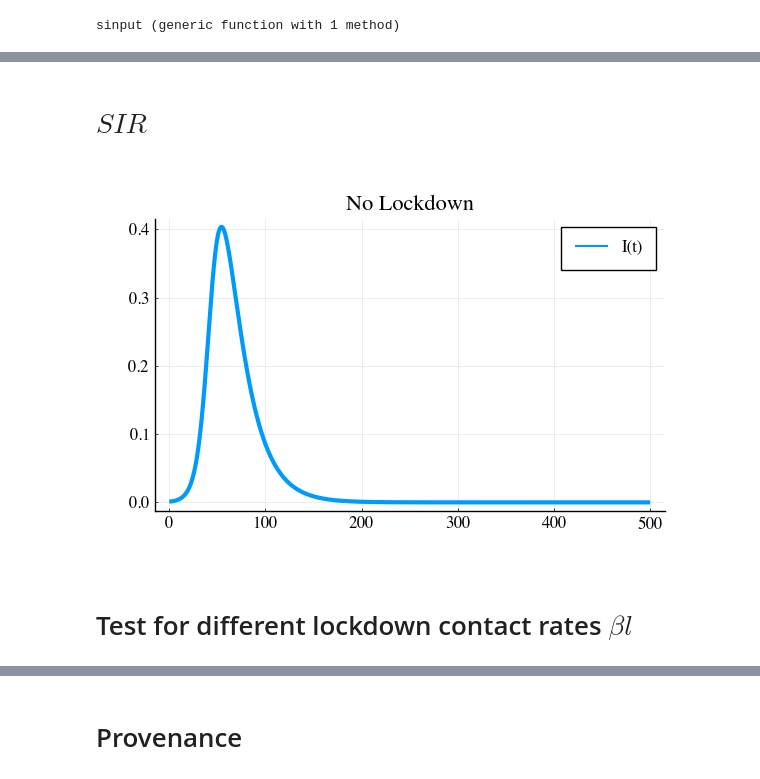
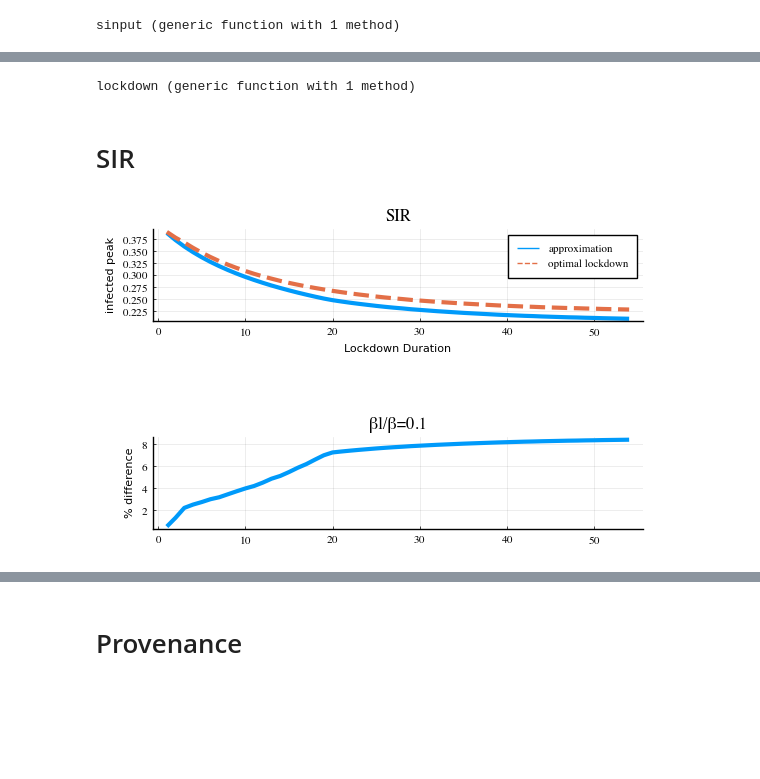
Before and after one commit to sontaglab/epidemics, a Jupyter notebook: notebooks/Approximation.ipynb, the cells around one changed output, grey strips where cells are left out. Cells and saved outputs as stored; diff of their text form; code cells hidden in the pictures; blank space fills up the shorter version.

Commit message:
lockdown()

```diff
--- a/notebooks/Approximation.ipynb
+++ b/notebooks/Approximation.ipynb
@@ -20,29 +70,47 @@ sinput (generic function with 1 method)
+# %%
+function lockdown(model, u0, pr, icomp)
+    A, O = numericalsearch(model, u0, pr,icomp)
+    β, βl, γ, ts, td = pr
+    td = 1:size(A,1)
+
+    p1 = plot(td, A, label="approximation",
+        ylabel="infected peak", linewidth=3,
+        title=string(model))
+    p1 = plot!(p1, td, O, label="optimal lockdown",
+        linewidth=3, linestyle=:dash, xlabel="Lockdown Duration")
+    p1 = bplot(p1, 12)
+    savefig(p1, "figures/"*string(model)*"_app1_"*string(βl)*".png")
+    savefig(p1, "figures/"*string(model)*"_app1_"*string(βl)*".svg")
+
+    p2 = plot(td, 100*abs.((O-A)./O), label=:false,
+        ylabel="% difference", linewidth=3,
+        title="βl/β="*string(round(βl/β,digits=3)))
+    p2 = bplot(p2, 12)
+    savefig(p2, "figures/"*string(model)*"_app2_"*string(βl)*".png")
+    savefig(p2, "figures/"*string(model)*"_app2_"*string(βl)*".svg")
+
+    p = plot(p1, p2, layout=(2,1))
+    savefig(p, "figures/"*string(model)*"_app_"*string(βl)*".png")
+    savefig(p, "figures/"*string(model)*"_app_"*string(βl)*".svg")
+end
+# %% [output]
+lockdown (generic function with 1 method)
 # %% [markdown]
-# $SIR$
+# SIR
 # %%
-# model description
+# model description ts and td are pr[end-1:end]
 function SIR(dx,x,p,t)
     β, βl, γ, ts, td = p
     u = β - (β-βl).*sinput(t, ts, td)
     dx[1] = -u*x[1]*x[2]
     dx[2] = u*x[1]*x[2] - γ*x[2]
     dx[3] = γ*x[2]
 end
 
-β, βl, γ, ts, td  = [0.2,0.02,0.05,0,0]         # parameters
-u0   = [1-1e-3,1e-3, 0.0]            # define initial values
-p    = [β, βl, γ, ts, td]
-tspn = (0., 500.)
-prob = ODEProblem(SIR, u0, tspn, p)            # no lockdown
-nlck = solve(prob, BS3(), reltol=1e-8,
-    abstol=1e-8, saveat=1e-2)
-v    = maximum(nlck[2,:])                     # virtual peak
-vind = argmax(nlck[2,:])
+pr = [0.2,0.02,0.05,0,0]
+u0 = [1-1e-3, 1e-3, 0.0]
 
-p = plot(nlck.t, nlck[2,:], title="No Lockdown"
-              , linewidth=3, label="I(t)")
-p = bplot(p, 16)
+icomp = 2
+lockdown(SIR, u0, pr, icomp)
 # %% [output]
-[figure, old version]
+[figure, new version]
-# %% [markdown]
-# Test for different lockdown contact rates $\beta l$
```
Also changed, not shown: parts of 18 cells of this notebook, 36 other files.
